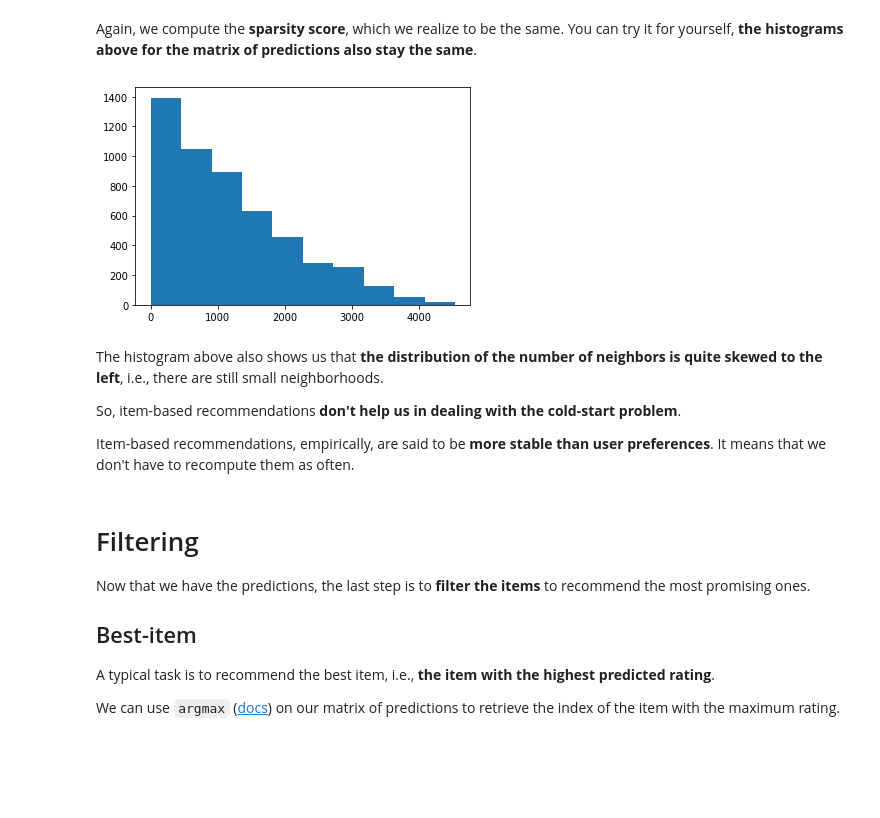
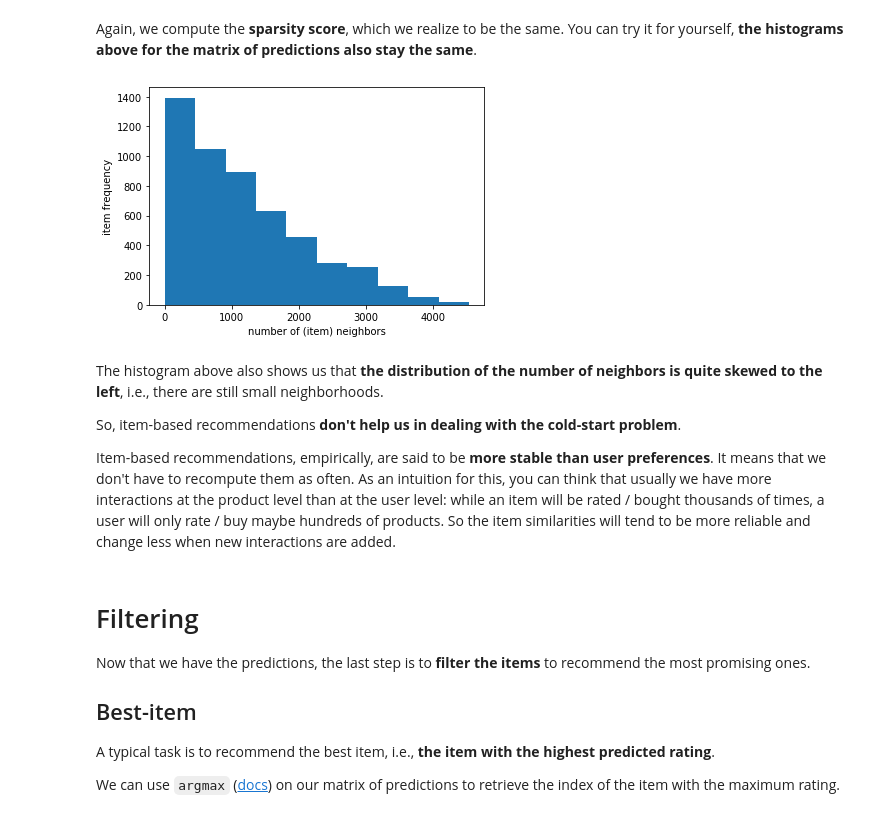
Before and after one commit to LDSSA/batch3-students, a Jupyter notebook: S05 - Recommender Systems/BLU11 - Personalized Recommenders/BLU11 - Learning Notebook - Part 1 of 2 - Collaborative Filtering.ipynb, the cells around one changed output. Drawn from its saved outputs; the diff is of its cells as text; code cells hidden in the pictures; blank space fills up the shorter version.

```diff
--- a/S05 - Recommender Systems/BLU11 - Personalized Recommenders/BLU11 - Learning Notebook - Part 1 of 2 - Collaborative Filtering.ipynb
+++ b/S05 - Recommender Systems/BLU11 - Personalized Recommenders/BLU11 - Learning Notebook - Part 1 of 2 - Collaborative Filtering.ipynb
@@ -531,15 +548,18 @@ sparsity(item_preds)
 # %% [markdown]
 Again, we compute the **sparsity score**, which we realize to be the same. You can try it for yourself, **the histograms above for the matrix of predictions also stay the same**.
 # %%
-plt.hist(item_similarities.getnnz(axis=1));
+plt.hist(item_similarities.getnnz(axis=1))
+plt.xlabel('number of (item) neighbors')
+plt.ylabel('item frequency');
 # %% [output]
-[figure, old version]
+[figure, new version]
 # %% [markdown]
 The histogram above also shows us that **the distribution of the number of neighbors is quite skewed to the left**, i.e., there are still small neighborhoods.
 
 So, item-based recommendations **don't help us in dealing with the cold-start problem**.
 
 Item-based recommendations, empirically, are said to be **more stable than user preferences**. It means that we don't have to recompute them as often.
+As an intuition for this, you can think that usually we have more interactions at the product level than at the user level: while an item will be rated / bought thousands of times, a user will only rate / buy maybe hundreds of products. So the item similarities will tend to be more reliable and change less when new interactions are added.
 # %% [markdown]
 # Filtering
 
```
Also changed, not shown: parts of 13 cells of this notebook, 1 other file.
